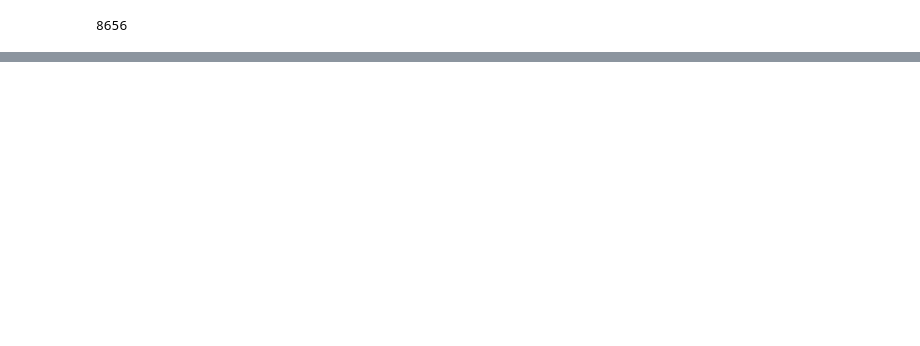
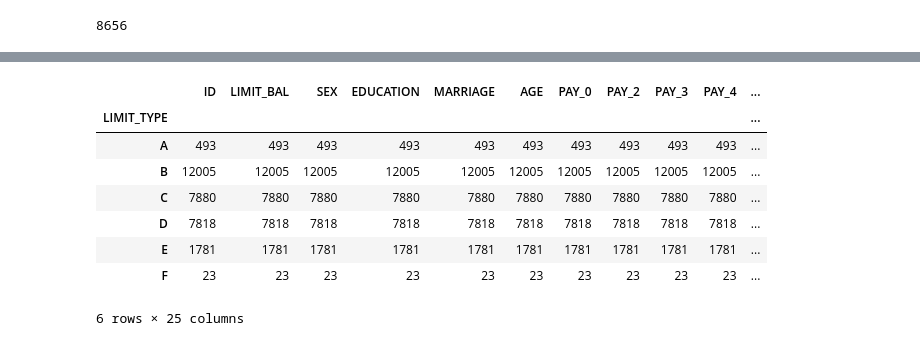
Before and after one commit to dvkonyushenko/sfml, a Jupyter notebook: hw1-task.ipynb, the cells around one changed output, grey strips where cells are left out. Cells and saved outputs as stored; diff of their text form; code cells hidden in the pictures; blank space fills up the shorter version.

```diff
--- a/hw1-task.ipynb
+++ b/hw1-task.ipynb
@@ -38,13 +103,29 @@ df.pivot_table #TODO
 # %%
 # (6) Создать новый строковый столбец в data frame-е, который:
 # принимает значение A, если значение LIMIT_BAL <=10000
 # принимает значение B, если значение LIMIT_BAL <=100000 и >10000
 # принимает значение C, если значение LIMIT_BAL <=200000 и >100000
 # принимает значение D, если значение LIMIT_BAL <=400000 и >200000
 # принимает значение E, если значение LIMIT_BAL <=700000 и >400000
 # принимает значение F, если значение LIMIT_BAL >700000
 
 #TODO
+df['LIMIT_TYPE'] = df['LIMIT_BAL'].apply(lambda x: 'A' if x <= 10000 else ('B' if x <=100000 else
+                                                                            ('C' if x <=200000 else
+                                                                            ('D' if x <=400000 else
+                                                                            ('E' if x <=700000 else
+                                                                            'F')))))
+df.groupby('LIMIT_TYPE').count()
+# %% [output]
+|  | ID | LIMIT_BAL | SEX | EDUCATION | MARRIAGE | AGE | PAY_0 | PAY_2 | PAY_3 | PAY_4 | ... |
+| LIMIT_TYPE |  |  |  |  |  |  |  |  |  |  | ... |
+| A | 493 | 493 | 493 | 493 | 493 | 493 | 493 | 493 | 493 | 493 | ... |
+| B | 12005 | 12005 | 12005 | 12005 | 12005 | 12005 | 12005 | 12005 | 12005 | 12005 | ... |
+| C | 7880 | 7880 | 7880 | 7880 | 7880 | 7880 | 7880 | 7880 | 7880 | 7880 | ... |
+| D | 7818 | 7818 | 7818 | 7818 | 7818 | 7818 | 7818 | 7818 | 7818 | 7818 | ... |
+| E | 1781 | 1781 | 1781 | 1781 | 1781 | 1781 | 1781 | 1781 | 1781 | 1781 | ... |
+| F | 23 | 23 | 23 | 23 | 23 | 23 | 23 | 23 | 23 | 23 | ... |
+6 rows × 25 columns
 # %%
 %matplotlib inline
 # %%
```
Also changed, not shown: parts of 10 cells of this notebook.
